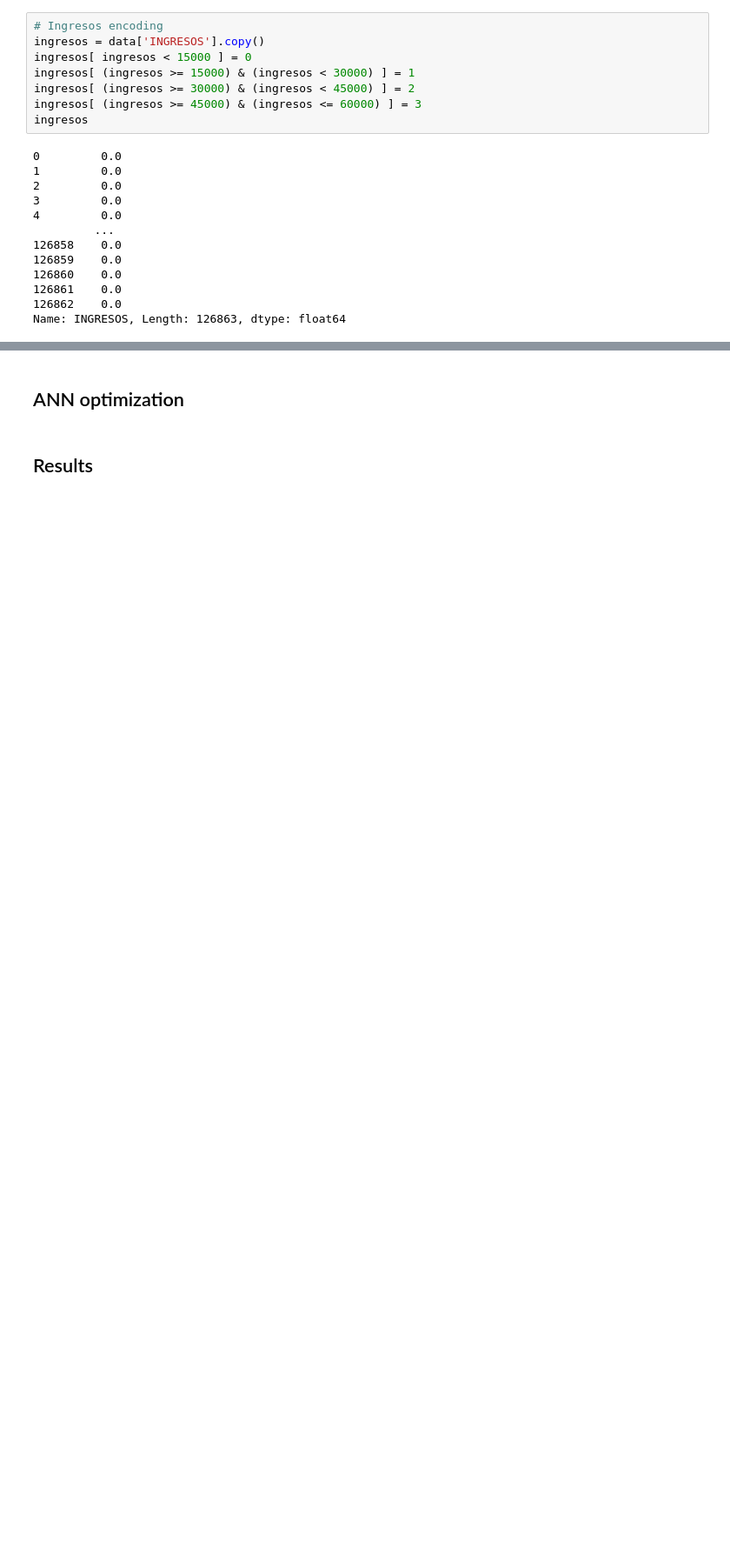
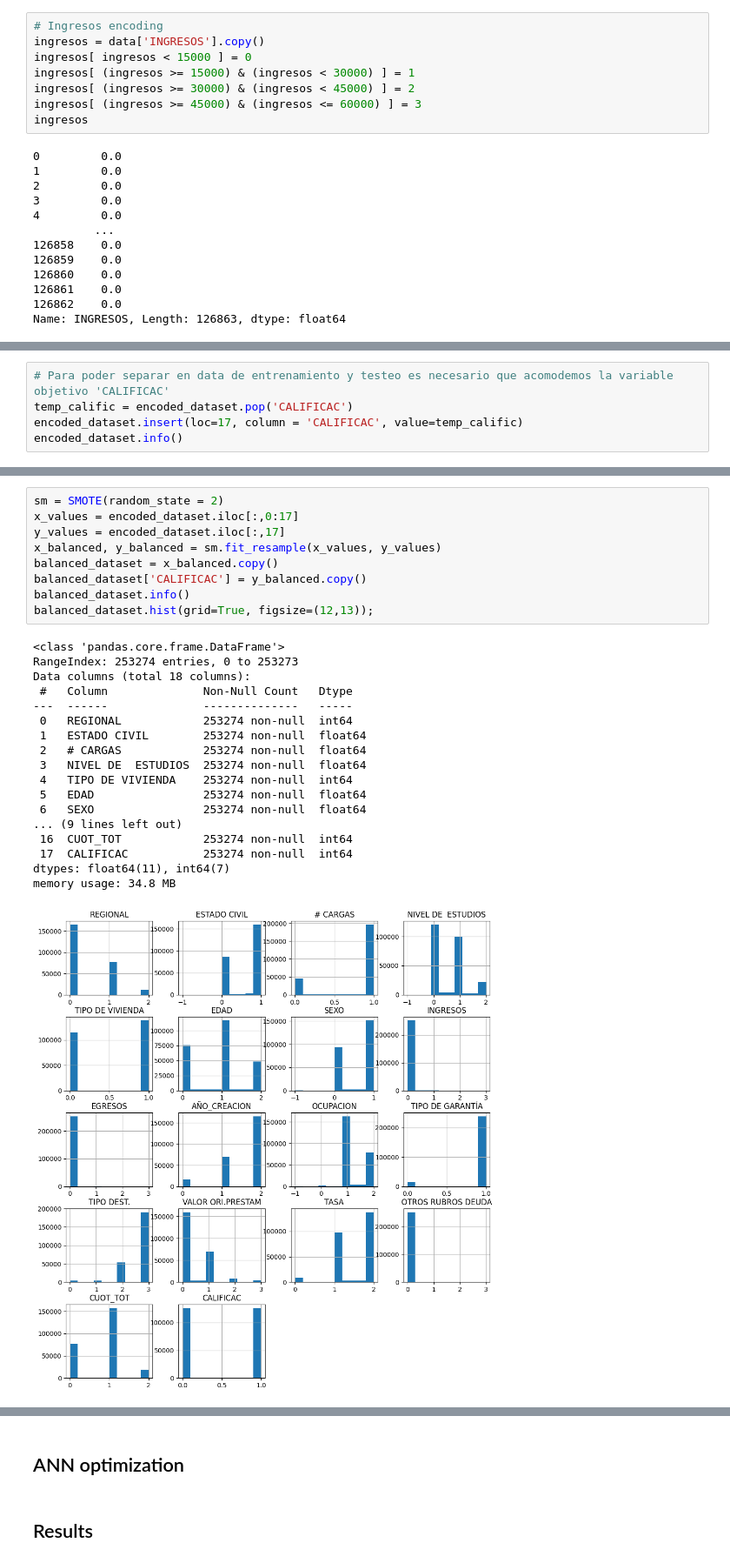
Before and after one commit to AndersCFR/CreditScoring, a Jupyter notebook: CreditScoring.ipynb, the cells around one changed output, grey strips where cells are left out. Shown at 87% size. Drawn from its saved outputs; the diff is of its cells as text; blank space fills up the shorter version.

```diff
--- a/CreditScoring.ipynb
+++ b/CreditScoring.ipynb
@@ -642,0 +704,5 @@ plt.show()
+# %%
+# Para poder separar en data de entrenamiento y testeo es necesario que acomodemos la variable objetivo 'CALIFICAC'
+temp_calific = encoded_dataset.pop('CALIFICAC')
+encoded_dataset.insert(loc=17, column = 'CALIFICAC', value=temp_calific)
+encoded_dataset.info()
@@ -643,2 +727,30 @@ plt.show()
+# %%
+sm = SMOTE(random_state = 2)
+x_values = encoded_dataset.iloc[:,0:17]
+y_values = encoded_dataset.iloc[:,17]
+x_balanced, y_balanced = sm.fit_resample(x_values, y_values)
+balanced_dataset = x_balanced.copy()
+balanced_dataset['CALIFICAC'] = y_balanced.copy()
+balanced_dataset.info()
+balanced_dataset.hist(grid=True, figsize=(12,13));
+# %% [output]
+<class 'pandas.core.frame.DataFrame'>
+RangeIndex: 253274 entries, 0 to 253273
+Data columns (total 18 columns):
+ #   Column              Non-Null Count   Dtype
+---  ------              --------------   -----
+ 0   REGIONAL            253274 non-null  int64
+ 1   ESTADO CIVIL        253274 non-null  float64
+ 2   # CARGAS            253274 non-null  float64
+ 3   NIVEL DE  ESTUDIOS  253274 non-null  float64
+ 4   TIPO DE VIVIENDA    253274 non-null  int64
+ 5   EDAD                253274 non-null  float64
+ 6   SEXO                253274 non-null  float64
+... (9 lines left out)
+ 16  CUOT_TOT            253274 non-null  int64
+ 17  CALIFICAC           253274 non-null  int64
+dtypes: float64(11), int64(7)
+memory usage: 34.8 MB
+[figure, added]
 # %%
 # Split train and test data
```
Also changed, not shown: parts of 47 cells of this notebook, 2 other files.
